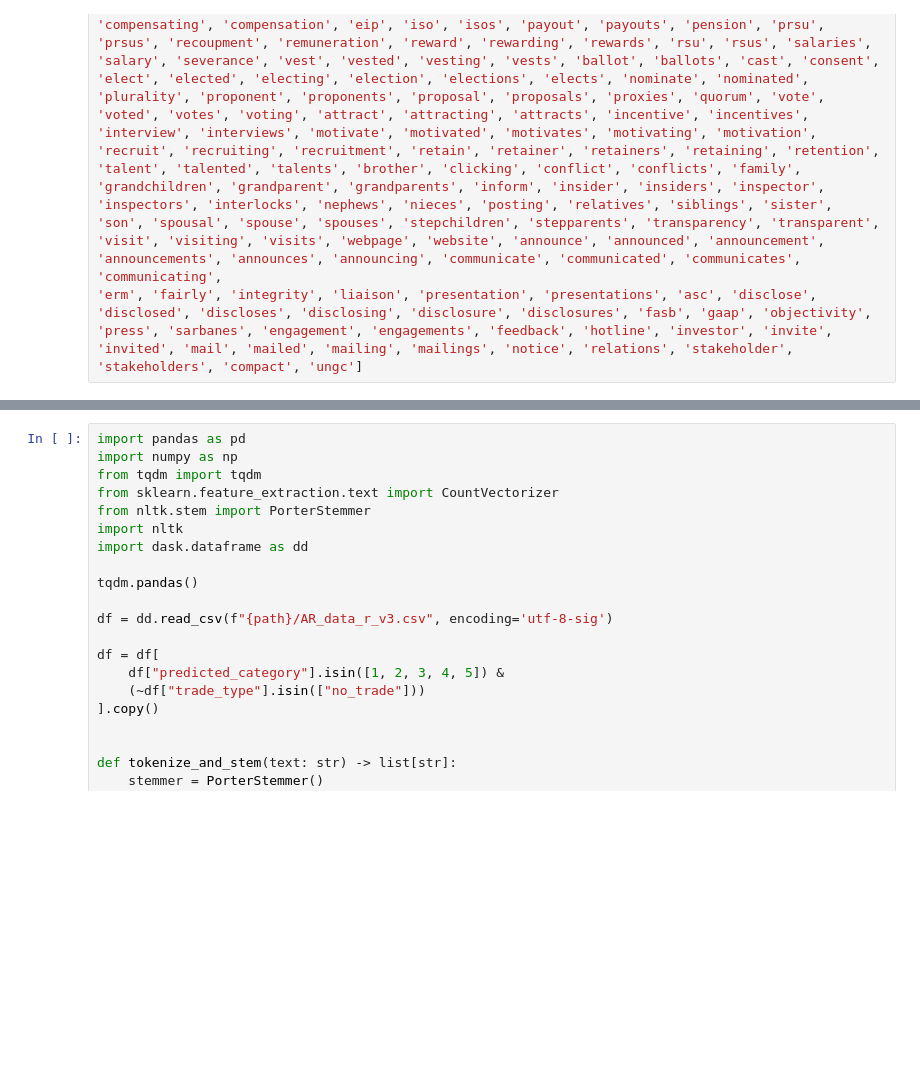
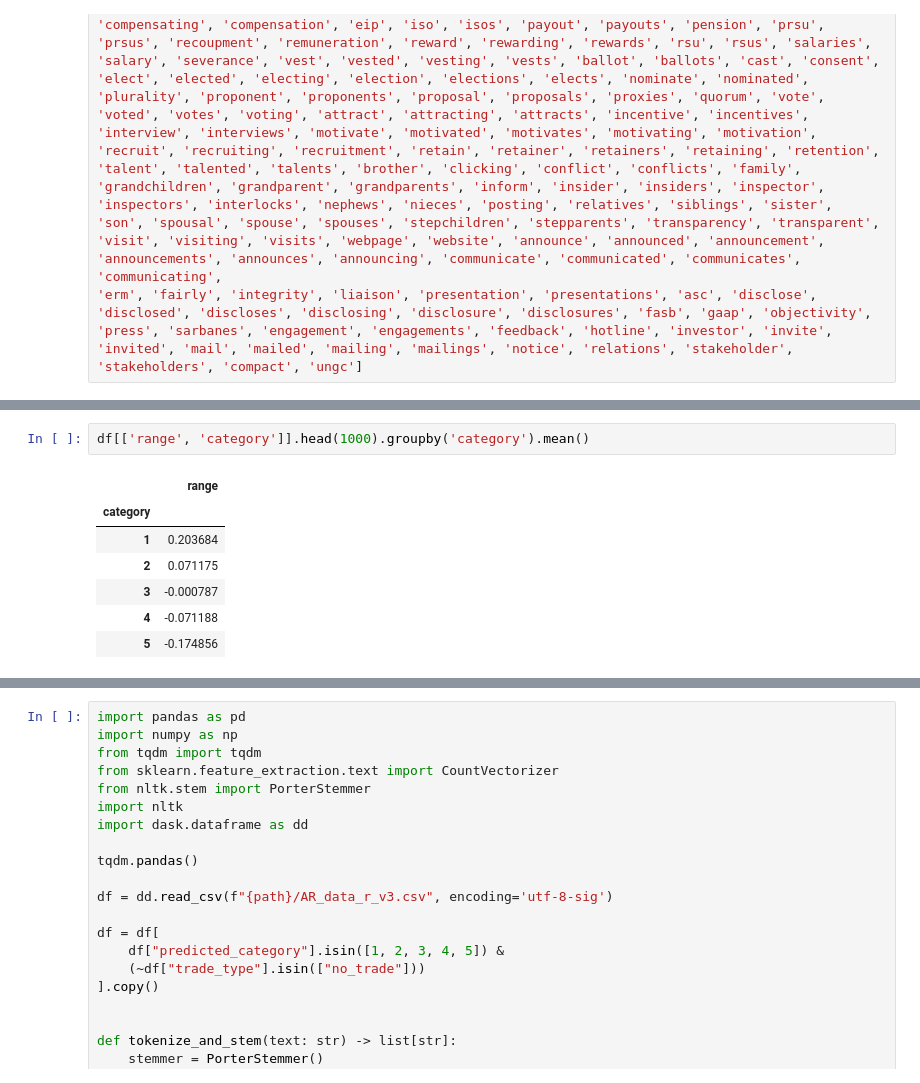
Before and after one commit to Hubert0916/qrt, a Jupyter notebook: utils/data_preprocess.ipynb, the cells around one changed output, grey strips where cells are left out. Cells and saved outputs as stored; diff of their text form; blank space fills up the shorter version.

```diff
--- a/utils/data_preprocess.ipynb
+++ b/utils/data_preprocess.ipynb
@@ -18,0 +45,10 @@ df
+# %%
+df[['range', 'category']].head(1000).groupby('category').mean()
+# %% [output]
+|  | range |
+| category |  |
+| 1 | 0.203684 |
+| 2 | 0.071175 |
+| 3 | -0.000787 |
+| 4 | -0.071188 |
+| 5 | -0.174856 |
```
Also changed, not shown: parts of 21 cells of this notebook, 2 other files.
